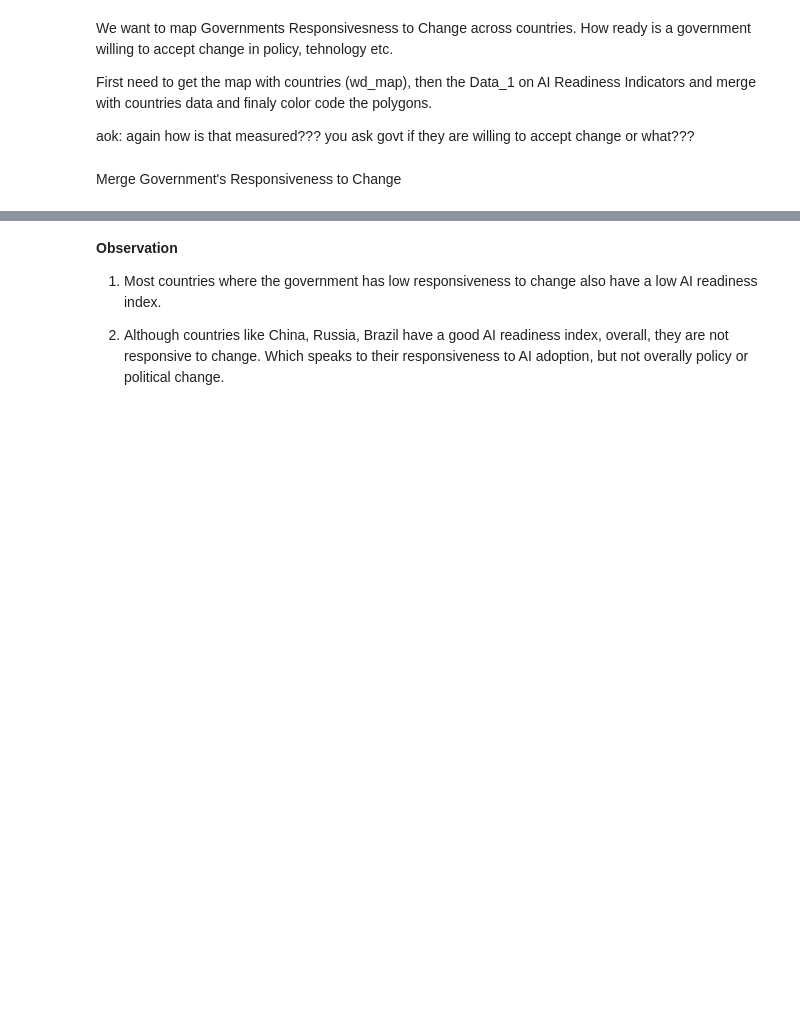
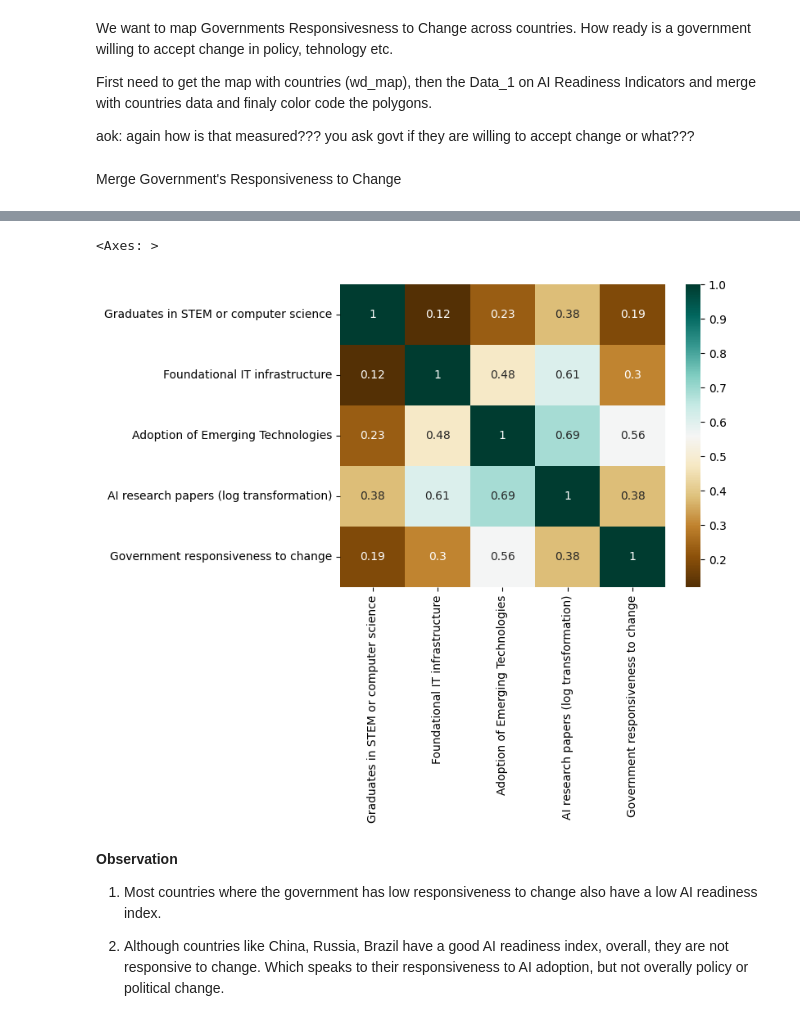
Before and after one commit to ojobo-tech/gisfordatascience, a Jupyter notebook: ps1_ai_adoption_map.ipynb, the cells around one changed output, grey strips where cells are left out. Drawn from its saved outputs; the diff is of its cells as text; code cells hidden in the pictures; blank space fills up the shorter version.

```diff
--- a/ps1_ai_adoption_map.ipynb
+++ b/ps1_ai_adoption_map.ipynb
@@ -697,3 +702,8 @@ ax.set_yticks([]) #kills xticks
+# %%
+sns.heatmap(wd_map1.corr().round(2),cmap="BrBG",annot=True) # RdYlGn love the colors!
+# %% [output]
+<Axes: >
+[figure, added]
 # %% [markdown]
 **Observation**
 
```
Also changed, not shown: parts of 20 cells of this notebook.
